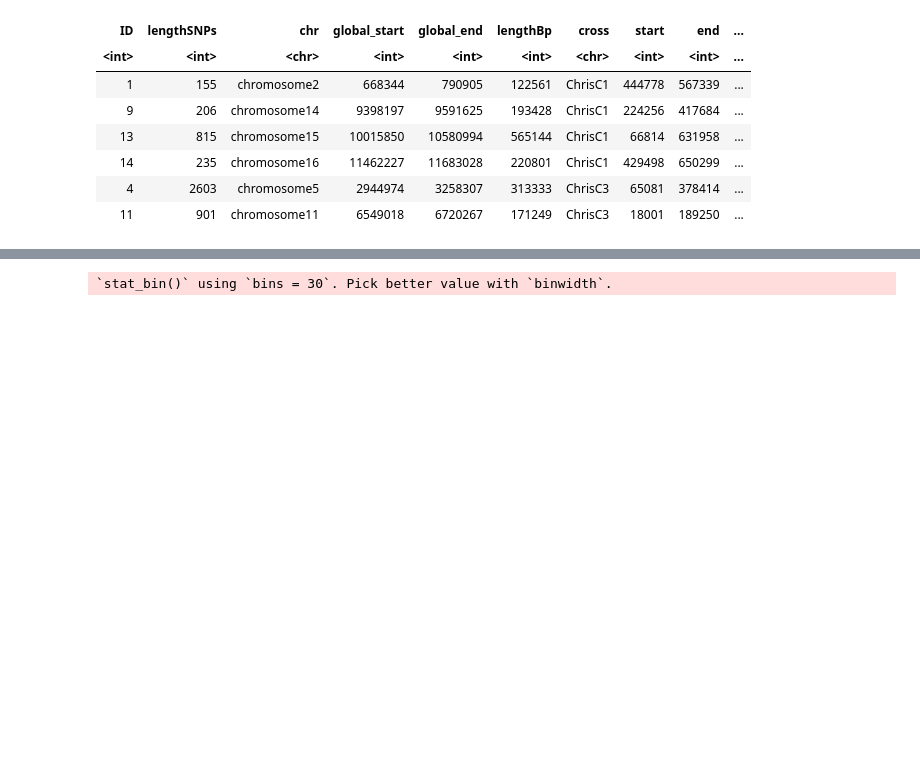
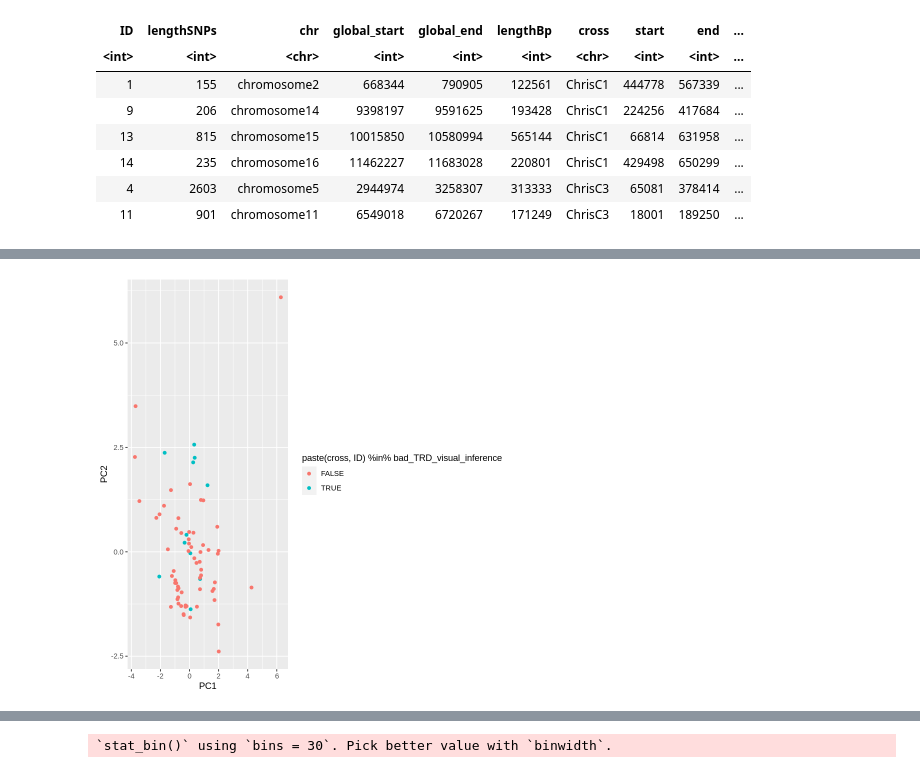
Before and after one commit to jnrunge/TRD, a Jupyter notebook: 03_GenomicSignals/03_PutItAllTogether.ipynb, the cells around one changed output, grey strips where cells are left out. Saved outputs shown, nothing was run; the diff lists cells and outputs as text; code cells hidden in the pictures; blank space fills up the shorter version.

```diff
--- a/03_GenomicSignals/03_PutItAllTogether.ipynb
+++ b/03_GenomicSignals/03_PutItAllTogether.ipynb
@@ -136,0 +297,24 @@ One_Table<-mutate(One_Table, Distorter=ifelse(AF>0.5,"1","2"))
+# %%
+# this was an initial set of visually inferred TRD loci
+
+bad_TRD_visual_inference<-c("ChrisC4 2","YJNRC12 1","YJNRC12 2",
+                            "YJNRC17 8", "YJNRC21 3", "YJNRC24 3",
+                            "YJNRC24 4", "YJNRC24 5", "YJNRC24 6",
+                            "YJNRC7 4", "YJNRC8 7")
+# %%
+AF_lm_PCA<-prcomp(select(One_Table, AF_lm_int, AF_lm_poly1, AF_lm_poly2, AF_lm_r2, AF_lm_anova,
+                        AF_lm_anova_RSS,AF_lm_resid_median,
+                        AF_lm_poly1_1)%>%mutate(AF_lm_int=as.numeric(scale(AF_lm_int)),
+                                                                                           AF_lm_poly1=as.numeric(scale(AF_lm_poly1)),
+                                                                                           AF_lm_poly2=as.numeric(scale(AF_lm_poly2)),
+                                                                                           AF_lm_r2=as.numeric(scale(AF_lm_r2)),
+                                                                                            AF_lm_anova_RSS=as.numeric(scale(AF_lm_anova_RSS)),
+                                                                                            AF_lm_anova=as.numeric(scale(AF_lm_anova)),
+                                                AF_lm_resid_median=as.numeric(scale(AF_lm_resid_median)),
+                                               AF_lm_poly1_1=as.numeric(scale(AF_lm_poly1_1))))$x
+AF_lm_PCA<-as.data.frame(AF_lm_PCA)
+ggplot(bind_cols(One_Table,AF_lm_PCA), aes(PC1, PC2,
+                                          color=paste(cross, ID)%in%bad_TRD_visual_inference))+
+geom_point()
+# %% [output]
+[figure, added]
```
Also changed, not shown: parts of 19 cells of this notebook, 6 other files.
